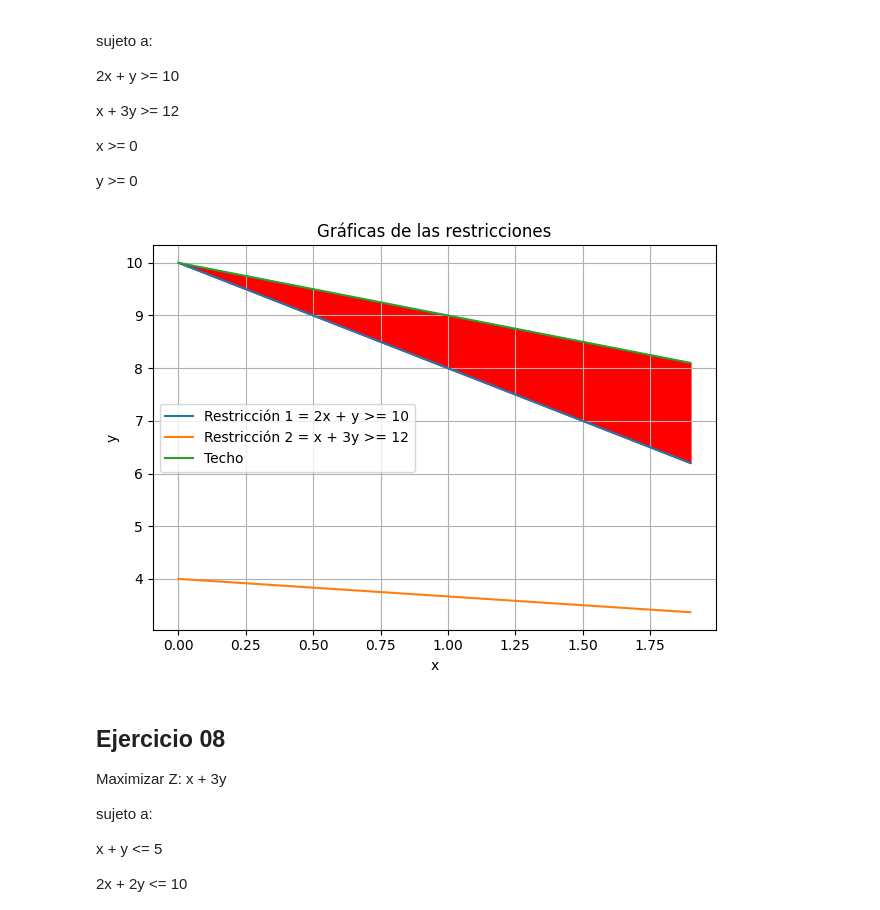
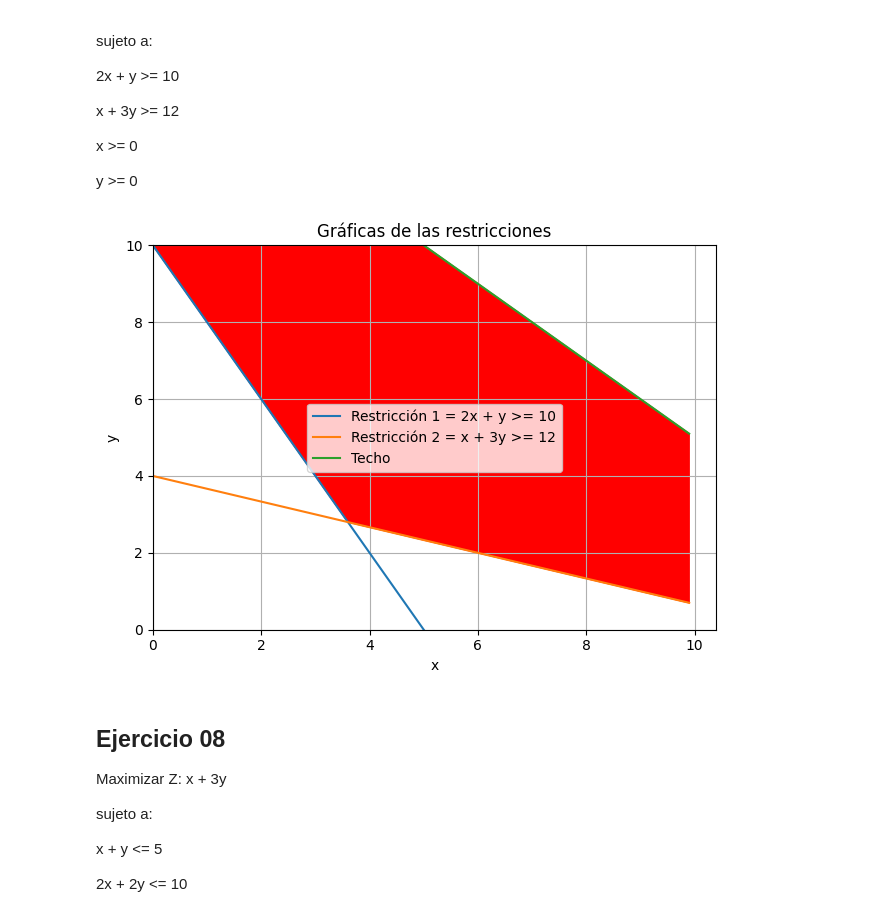
Before and after one commit to JhanuarC/Fundamentos-de-optimizacion-lineal, a Jupyter notebook: Taller_00_solución_gráfica_de_problemas_de_optimización_lineal.ipynb, the cells around one changed output. Saved outputs shown, nothing was run; the diff lists cells and outputs as text; code cells hidden in the pictures.

```diff
--- a/Taller_00_solución_gráfica_de_problemas_de_optimización_lineal.ipynb
+++ b/Taller_00_solución_gráfica_de_problemas_de_optimización_lineal.ipynb
@@ -961,9 +951,7 @@ Minimizar  Z: x + 2y
    y >= 0
 # %%
 # Resuelva en esta celda el ejercicio
-# Resuelva en esta celda el ejercicio
-# Resuelva en esta celda el ejercicio
-# Resuelva en esta celda el ejercicio
+
 
 # Resuelva en esta celda el ejercicio
 
@@ -988,7 +976,7 @@ def max_entre_expresiones(dominio):
 
 #valores de x
 
-x = np.arange(0, 2, 0.1)
+x = np.arange(0, 10, 0.1)
 
 #Funcion para calcular minimos
 max_valor = max_entre_expresiones(x)
@@ -1002,8 +990,7 @@ y1 = 10 - 2*x
 y2 = (12 - x)/3
 
 #Funcion techo
-y3 = (10 - x)
-
+y3 = 15 - x
 
 # Etiquetar cada uno de los ejes
 plt.xlabel('x')
@@ -1013,35 +1000,37 @@ plt.ylabel('y')
 plt.title('Gráficas de las restricciones')
 
 #Graficas Restricicones
 plt.plot(x, y1, label='Restricción 1 = 2x + y >= 10')
 
 plt.plot(x, y2, label='Restricción 2 = x + 3y >= 12')
 
 plt.plot(x, y3, label='Techo')
 
 #grafica del area entre y1, y2, y3
 #plt.fill_between(x, y1, y3 ,color='blue')
 #plt.fill_between(x, y2, y3, color='orange')
 plt.fill_between(x, max_valor, y3, color='red')
 
 # Ajustar los límites de los ejes
-#plt.xlim(0, 10)  # Limitar el eje x de 0 a 10
+plt.xlim(0, )  # Limitar el eje x de 0 a 10
 #plt.ylim(min(min_valor) + 10, max(min_valor) + 8)  # Ajustar el eje y
+
+plt.ylim(0, 10)  # Limitar el eje y de 0 a 10
 
 #ajuastar relleno
 plt.tight_layout()
 
 
 #Leyendas de las restriciones
 plt.legend()
 
 #ostrar cuadriula
 plt.grid(True)
 
 #Mostrar Restricciones
 plt.show()
 # %% [output]
-[figure, old version]
+[figure, new version]
 # %% [markdown]
 ## Ejercicio 08
 
```
Also changed, not shown: parts of 7 cells of this notebook.
